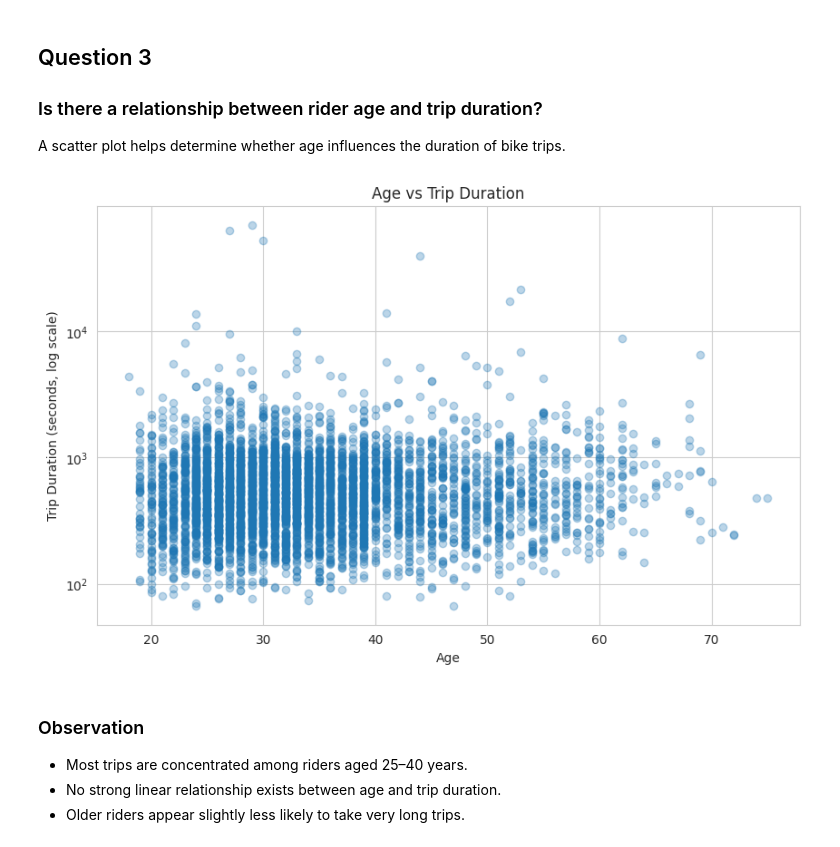
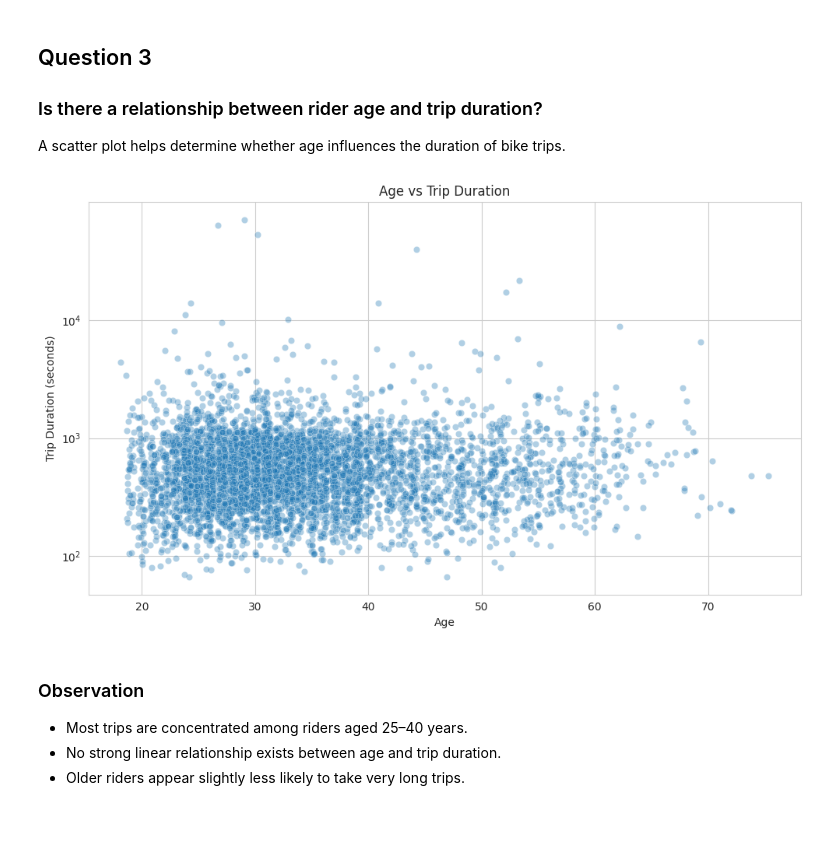
Before and after one commit to MAHAKAAL-vk/Data_Analytics_with_python, a Jupyter notebook: Part_I_exploration.ipynb, the cells around one changed output. Saved outputs shown, nothing was run; the diff lists cells and outputs as text; code cells hidden in the pictures; blank space fills up the shorter version.

```diff
--- a/Part_I_exploration.ipynb
+++ b/Part_I_exploration.ipynb
@@ -25,4 +25,3 @@ import seaborn as sns
 
 # Configure plot appearance
 sns.set_style("whitegrid")
-plt.rcParams["figure.figsize"] = (10, 6)
@@ -271,6 +333,12 @@ plt.show()
 Since the trip duration distribution is heavily skewed, applying a logarithmic transformation helps reveal its underlying shape.
 # %%
 # Log-transformed trip duration
+df['log_duration'] = np.log10(df['duration_sec'])
+
+display_distribution_stats(
+    df['log_duration'],
+    "Log-Transformed Trip Duration Distribution"
+)
 
 plt.figure(figsize=(10,6))
 
@@ -280,14 +348,14 @@ plt.hist(df['duration_sec'], bins=bins)
 
 plt.xscale('log')
 
+add_distribution_statistics(df['duration_sec'])
+
 ticks = [10,30,100,300,1000,3000,10000]
 labels = ['10','30','100','300','1k','3k','10k']
 
 plt.xticks(ticks, labels)
 
-plt.title('Log-Transformed Distribution of Trip Duration')
-plt.xlabel('Trip Duration (seconds)')
-plt.ylabel('Number of Trips')
+add_title_and_labels('Log-Transformed Distribution of Trip Duration','Trip Duration (seconds)','Number of Trips')
 
-plt.show()
+finalize_plot()
 # %% [output]
@@ -518,25 +578,28 @@ plt.show()
 
 A scatter plot helps determine whether age influences the duration of bike trips.
 # %%
+# Sample the data for faster plotting
+sample = df.sample(5000, random_state=42).copy()
+
+# Add jitter to reduce overlap
+sample['age_jitter'] = sample['age'] + np.random.uniform(-0.4, 0.4, len(sample))
+
 plt.figure(figsize=(10,6))
 
-sample = df.sample(5000, random_state=42)
-
-plt.scatter(
-    sample['age'],
-    sample['duration_sec'],
-    alpha=0.3
+sns.scatterplot(
+    data=sample,
+    x='age_jitter',
+    y='duration_sec',
+    alpha=0.35
 )
 
 plt.yscale('log')
 
-plt.title('Age vs Trip Duration')
-plt.xlabel('Age')
-plt.ylabel('Trip Duration (seconds, log scale)')
+add_title_and_labels("Age vs Trip Duration","Age","Trip Duration (seconds)")
 
-plt.show()
+finalize_plot()
 # %% [output]
-[figure, old version]
+[figure, new version]
 # %% [markdown]
 ### Observation
 
```
Also changed, not shown: parts of 16 cells of this notebook, 2 other files.
